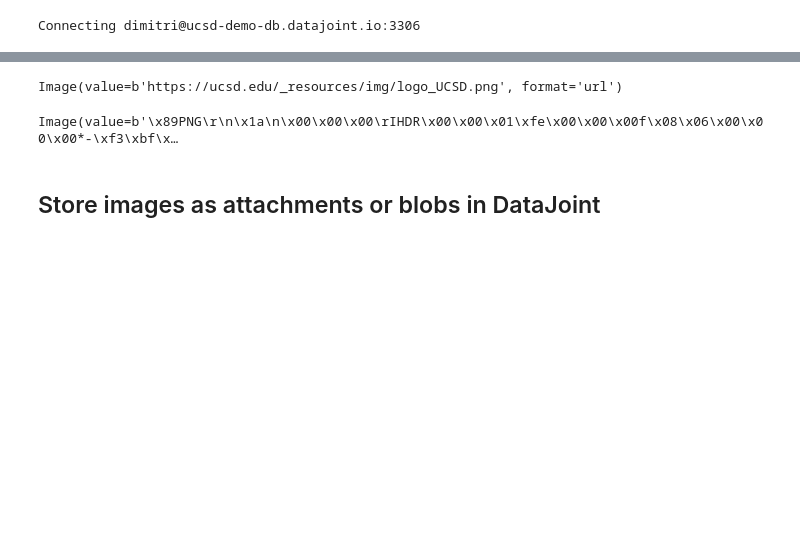
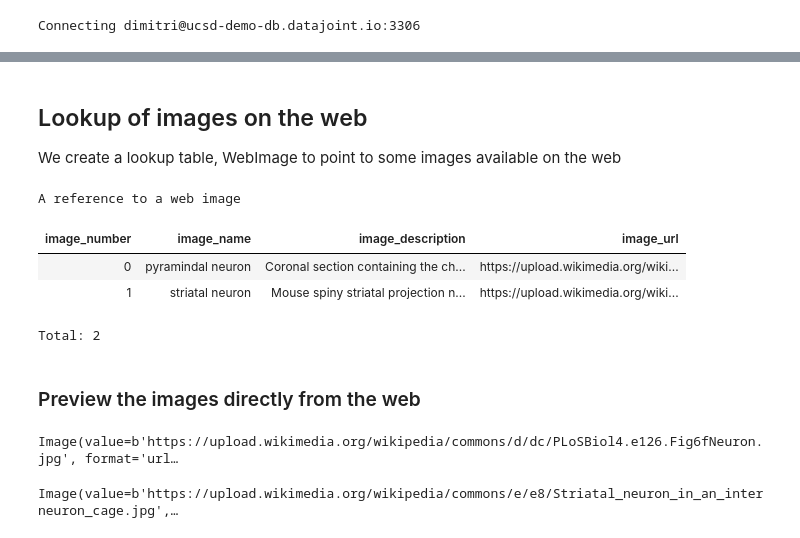
Before and after one commit to dimitri-yatsenko/Datajoint_Interface, a Jupyter notebook: demo/AttachmentDemo.ipynb, the cells around one changed output, grey strips where cells are left out. Cells and saved outputs as stored; diff of their text form; code cells hidden in the pictures; blank space fills up the shorter version.

```diff
--- a/demo/AttachmentDemo.ipynb
+++ b/demo/AttachmentDemo.ipynb
@@ -22,17 +33,52 @@ Connecting dimitri@ucsd-demo-db.datajoint.io:3306
-# %%
-uri = "https://ucsd.edu/_resources/img/logo_UCSD.png"
-Image.from_url(uri)
-# %% [output]
-Image(value=b'https://ucsd.edu/_resources/img/logo_UCSD.png', format='url')
-# %%
-# save image as local_file
-pngdata = requests.get(uri).content
-name = uri.split('/')[-1]
-local_file = os.path.join(os.path.abspath('.'), name)
-with open(local_file, 'wb') as f:
-    f.write(pngdata)
-Image.from_file(local_file)
-# %% [output]
-Image(value=b'\x89PNG\r\n\x1a\n\x00\x00\x00\rIHDR\x00\x00\x01\xfe\x00\x00\x00f\x08\x06\x00\x00\x00*-\xf3\xbf\x…
-# %% [markdown]
-## Store images as attachments or blobs in DataJoint
+# %% [markdown]
+## Lookup of images on the web
+We create a lookup table, WebImage to point to some images available on the web
+# %%
+@schema
+class WebImage(dj.Lookup):
+    definition = """
+    # A reference to a web image
+    image_number : int
+    ---
+    image_name : varchar(30)
+    image_description : varchar(1024)
+    image_url : varchar(1024)
+
+    unique index(image_name)
+    """
+    contents = [
+        (0, "pyramindal neuron",
+
+         'Coronal section containing the chronically imaged pyramidal neuron "dow" '\
+         '(visualized by green GFP) does not stain for GABA (visualized by antibody staining in red). '\
+         'Confocal image stack, overlay of GFP and GABA channels. Scale bar: 100 um',
+
+         "https://upload.wikimedia.org/wikipedia/commons/d/dc/PLoSBiol4.e126.Fig6fNeuron.jpg"
+        ),
+        (1, "striatal neuron",
+
+         "Mouse spiny striatal projection neuron expressing a transgenic fluorescent protein "\
+         "(colored yellow) delivered by a recombinant virus (AAV). "\
+         "The striatal interneuron are stainerd in green for the neurokinin-1 receptor.",
+
+         "https://upload.wikimedia.org/wikipedia/commons/e/e8/Striatal_neuron_in_an_interneuron_cage.jpg"
+        )
+    ]
+# %%
+WebImage()
+# %% [output]
+A reference to a web image
+| image_number | image_name | image_description | image_url |
+| 0 | pyramindal neuron | Coronal section containing the ch... | https://upload.wikimedia.org/wiki... |
+| 1 | striatal neuron | Mouse spiny striatal projection n... | https://upload.wikimedia.org/wiki... |
+Total: 2
+# %% [markdown]
+### Preview the images directly from the web
+# %%
+Image.from_url((WebImage & 'image_number=0').fetch1('image_url'))
+# %% [output]
+Image(value=b'https://upload.wikimedia.org/wikipedia/commons/d/dc/PLoSBiol4.e126.Fig6fNeuron.jpg', format='url…
+# %%
+Image.from_url((WebImage & 'image_number=1').fetch1('image_url'))
+# %% [output]
+Image(value=b'https://upload.wikimedia.org/wikipedia/commons/e/e8/Striatal_neuron_in_an_interneuron_cage.jpg',…
```
Also changed, not shown: parts of 24 cells of this notebook, 1 other file.
